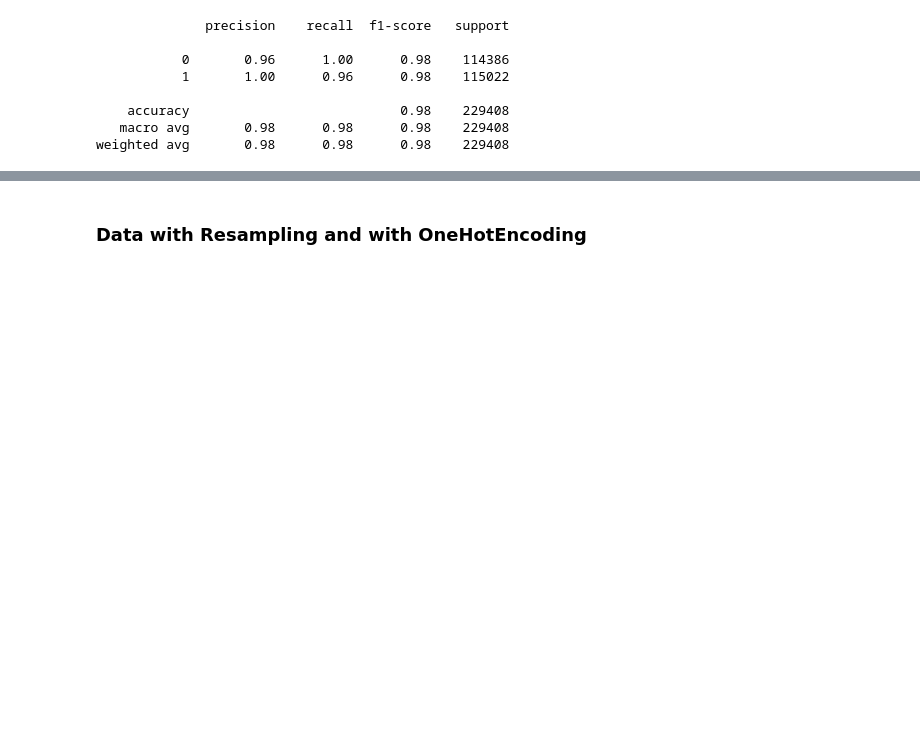
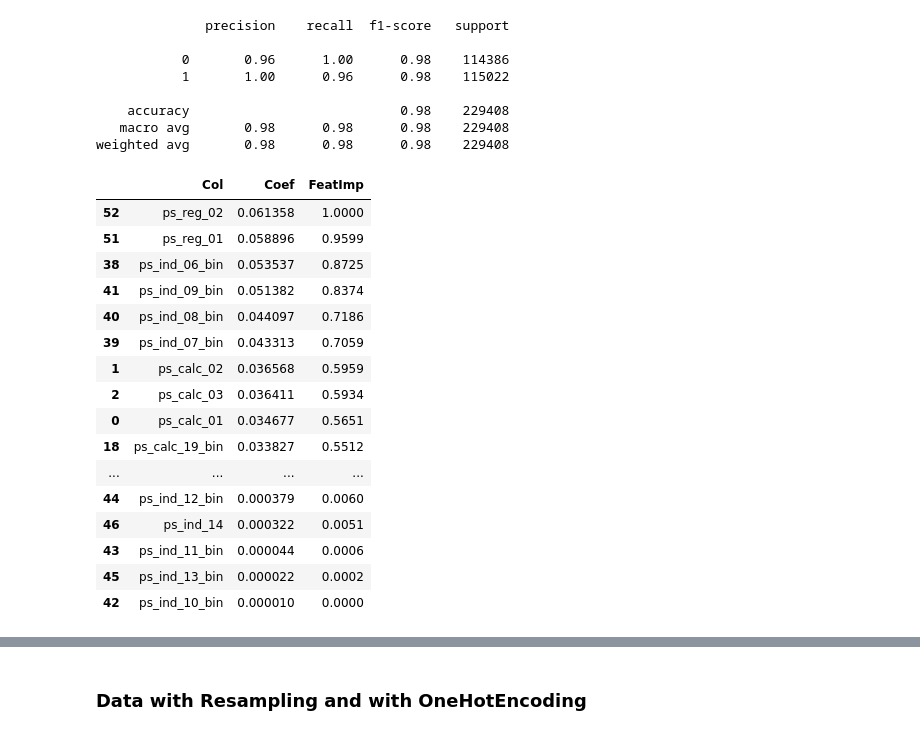
Before and after one commit to raghavendra17/Auto-Insurance-Claim-Predicton, a Jupyter notebook: RandomForestClassifier.ipynb, the cells around one changed output, grey strips where cells are left out. Saved outputs shown, nothing was run; the diff lists cells and outputs as text; code cells hidden in the pictures; blank space fills up the shorter version.

```diff
--- a/RandomForestClassifier.ipynb
+++ b/RandomForestClassifier.ipynb
@@ -59,4 +59,32 @@ print(classification_report(y_test1, y_pred1))
     accuracy                           0.98    229408
    macro avg       0.98      0.98      0.98    229408
 weighted avg       0.98      0.98      0.98    229408
+# %%
+feat_imp = pd.DataFrame({"Col": x_resampled.columns})
+feat_imp["Coef"] = model.feature_importances_
+#Grouping Encoding Features
+feat_imp["Col"] = feat_imp["Col"].apply(lambda x: (x.split('cat')[0]+'cat') if 'cat' in x else x)
+feat_imp = feat_imp.groupby("Col",as_index=False).sum().sort_values("Coef", ascending=False)
+#Scaling Weights
+feat_imp["FeatImp"] = (
+        (feat_imp["Coef"] - feat_imp["Coef"].min())/ (feat_imp["Coef"].max() - feat_imp["Coef"].min())).round(4)
+feat_imp
+# %% [output]
+|  | Col | Coef | FeatImp |
+| 52 | ps_reg_02 | 0.061358 | 1.0000 |
+| 51 | ps_reg_01 | 0.058896 | 0.9599 |
+| 38 | ps_ind_06_bin | 0.053537 | 0.8725 |
+| 41 | ps_ind_09_bin | 0.051382 | 0.8374 |
+| 40 | ps_ind_08_bin | 0.044097 | 0.7186 |
+| 39 | ps_ind_07_bin | 0.043313 | 0.7059 |
+| 1 | ps_calc_02 | 0.036568 | 0.5959 |
+| 2 | ps_calc_03 | 0.036411 | 0.5934 |
+| 0 | ps_calc_01 | 0.034677 | 0.5651 |
+| 18 | ps_calc_19_bin | 0.033827 | 0.5512 |
+| ... | ... | ... | ... |
+| 44 | ps_ind_12_bin | 0.000379 | 0.0060 |
+| 46 | ps_ind_14 | 0.000322 | 0.0051 |
+| 43 | ps_ind_11_bin | 0.000044 | 0.0006 |
+| 45 | ps_ind_13_bin | 0.000022 | 0.0002 |
+| 42 | ps_ind_10_bin | 0.000010 | 0.0000 |
 # %%
```
Also changed, not shown: parts of 6 cells of this notebook, 2 other files.
